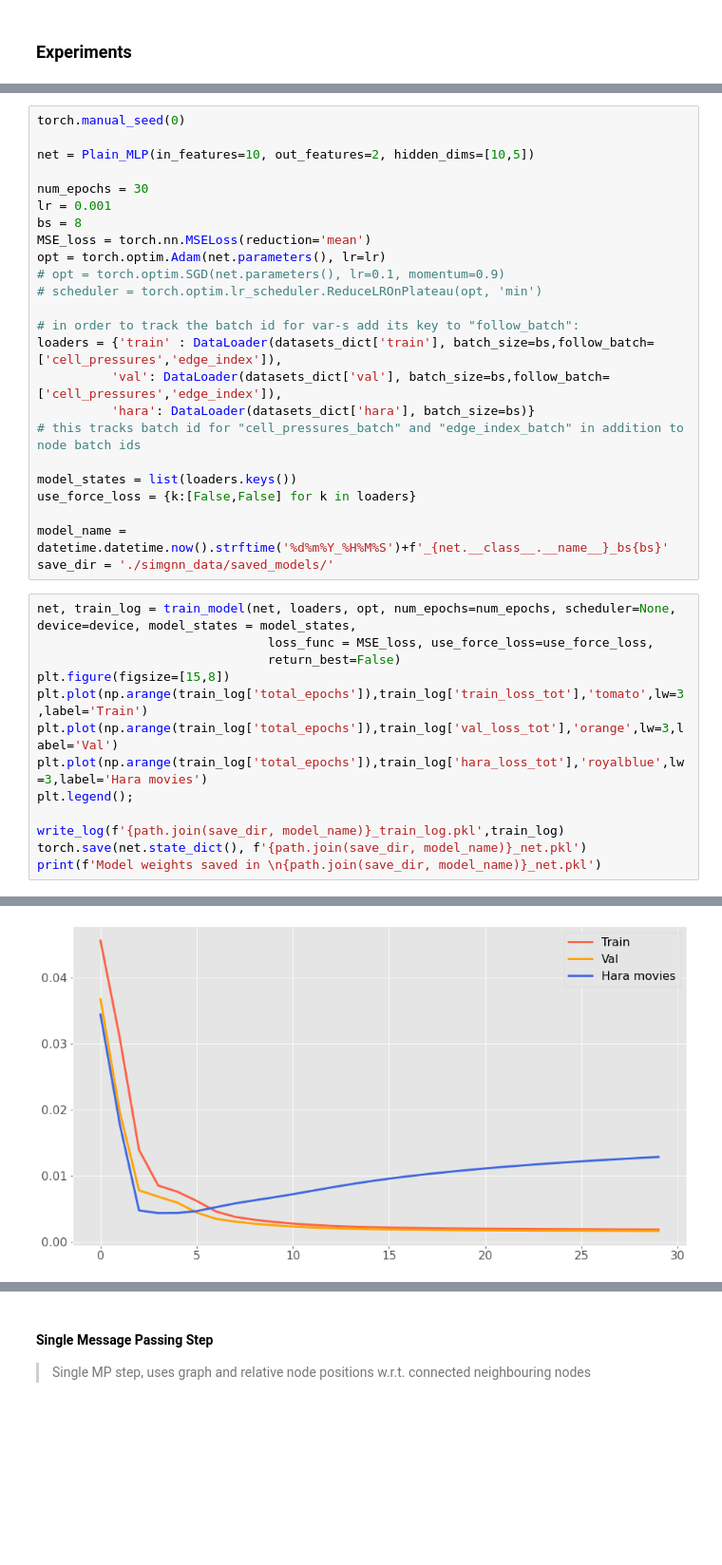
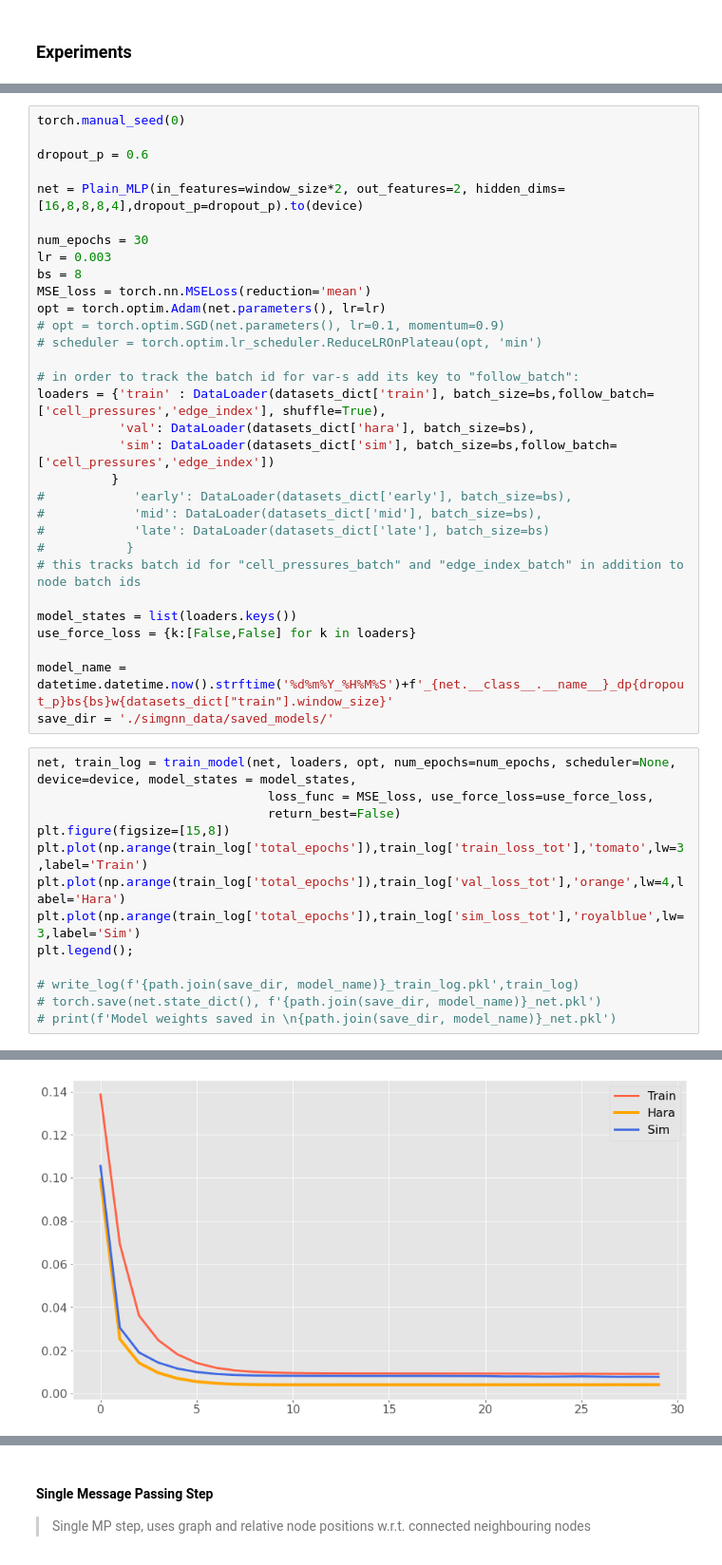
Before and after one commit to mshagirov/simgnn, a Jupyter notebook: nbs/2_nn_model.ipynb, the cells around one changed output, grey strips where cells are left out. Shown at 95% size. Drawn from its saved outputs; the diff is of its cells as text; blank space fills up the shorter version.

Commit message:
experiments with single distr sim plain_mlp w5

```diff
--- a/nbs/2_nn_model.ipynb
+++ b/nbs/2_nn_model.ipynb
@@ -140,10 +146,12 @@ Persistence hara: {'mae': 0.04133585, 'mse': 0.0041163876}
 # %%
 torch.manual_seed(0)
 
-net = Plain_MLP(in_features=10, out_features=2, hidden_dims=[10,5])
+dropout_p = 0.6
+
+net = Plain_MLP(in_features=window_size*2, out_features=2, hidden_dims=[16,8,8,8,4],dropout_p=dropout_p).to(device)
 
 num_epochs = 30
-lr = 0.001
+lr = 0.003
 bs = 8
 MSE_loss = torch.nn.MSELoss(reduction='mean')
 opt = torch.optim.Adam(net.parameters(), lr=lr)
@@ -151,15 +159,20 @@ opt = torch.optim.Adam(net.parameters(), lr=lr)
 # scheduler = torch.optim.lr_scheduler.ReduceLROnPlateau(opt, 'min')
 
 # in order to track the batch id for var-s add its key to "follow_batch":
-loaders = {'train' : DataLoader(datasets_dict['train'], batch_size=bs,follow_batch=['cell_pressures','edge_index']),
-          'val': DataLoader(datasets_dict['val'], batch_size=bs,follow_batch=['cell_pressures','edge_index']),
-          'hara': DataLoader(datasets_dict['hara'], batch_size=bs)}
+loaders = {'train' : DataLoader(datasets_dict['train'], batch_size=bs,follow_batch=['cell_pressures','edge_index'], shuffle=True),
+           'val': DataLoader(datasets_dict['hara'], batch_size=bs),
+           'sim': DataLoader(datasets_dict['sim'], batch_size=bs,follow_batch=['cell_pressures','edge_index'])
+          }
+#            'early': DataLoader(datasets_dict['early'], batch_size=bs),
+#            'mid': DataLoader(datasets_dict['mid'], batch_size=bs),
+#            'late': DataLoader(datasets_dict['late'], batch_size=bs)
+#           }
 # this tracks batch id for "cell_pressures_batch" and "edge_index_batch" in addition to node batch ids
 
 model_states = list(loaders.keys())
 use_force_loss = {k:[False,False] for k in loaders}
 
-model_name = datetime.datetime.now().strftime('%d%m%Y_%H%M%S')+f'_{net.__class__.__name__}_bs{bs}'
+model_name = datetime.datetime.now().strftime('%d%m%Y_%H%M%S')+f'_{net.__class__.__name__}_dp{dropout_p}bs{bs}w{datasets_dict["train"].window_size}'
 save_dir = './simgnn_data/saved_models/'
 # %%
 net, train_log = train_model(net, loaders, opt, num_epochs=num_epochs, scheduler=None, device=device, model_states = model_states,
@@ -167,13 +180,13 @@ net, train_log = train_model(net, loaders, opt, num_epochs=num_epochs, scheduler
                                return_best=False)
 plt.figure(figsize=[15,8])
 plt.plot(np.arange(train_log['total_epochs']),train_log['train_loss_tot'],'tomato',lw=3,label='Train')
-plt.plot(np.arange(train_log['total_epochs']),train_log['val_loss_tot'],'orange',lw=3,label='Val')
-plt.plot(np.arange(train_log['total_epochs']),train_log['hara_loss_tot'],'royalblue',lw=3,label='Hara movies')
+plt.plot(np.arange(train_log['total_epochs']),train_log['val_loss_tot'],'orange',lw=4,label='Hara')
+plt.plot(np.arange(train_log['total_epochs']),train_log['sim_loss_tot'],'royalblue',lw=3,label='Sim')
 plt.legend();
 
-write_log(f'{path.join(save_dir, model_name)}_train_log.pkl',train_log)
-torch.save(net.state_dict(), f'{path.join(save_dir, model_name)}_net.pkl')
-print(f'Model weights saved in \n{path.join(save_dir, model_name)}_net.pkl')
+# write_log(f'{path.join(save_dir, model_name)}_train_log.pkl',train_log)
+# torch.save(net.state_dict(), f'{path.join(save_dir, model_name)}_net.pkl')
+# print(f'Model weights saved in \n{path.join(save_dir, model_name)}_net.pkl')
 # %% [output]
 Training param-s: #epochs=30, metric=MSELoss(), batch_size=8, optim=Adam, sch-r=none, return_best=False
 ---
@@ -195 +208 @@ Best val loss: 0.001624 (return best:False)
-[figure, old version]
+[figure, new version]
```
Also changed, not shown: parts of 10 cells of this notebook, 1 other file.
